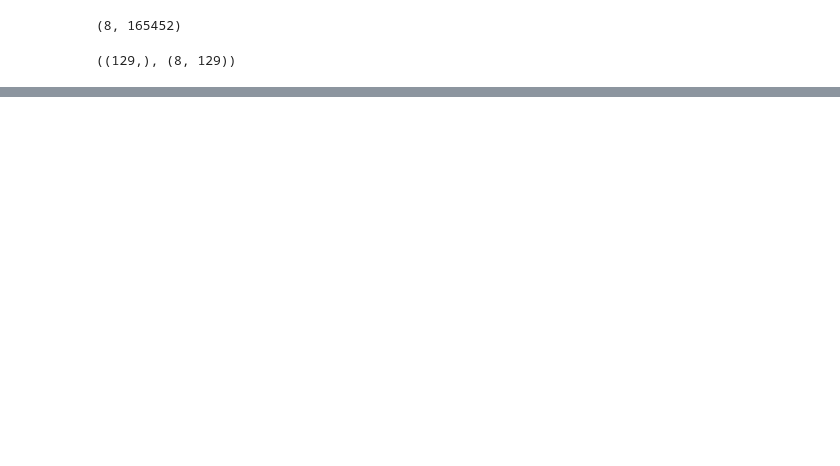
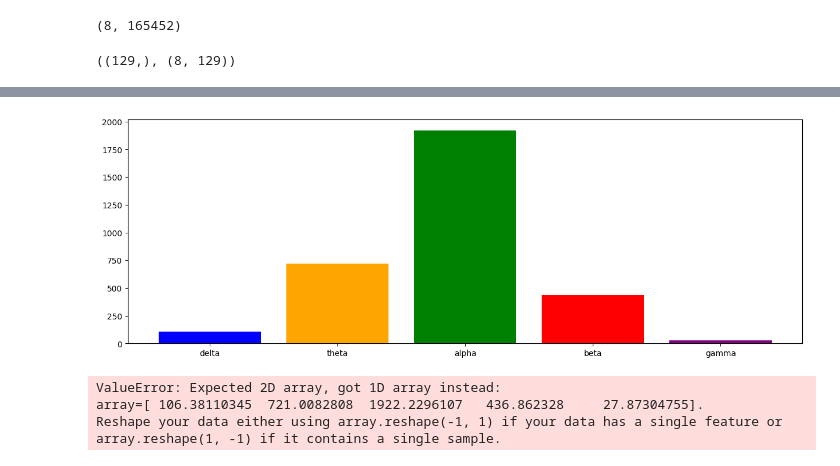
Before and after one commit to bneurd/tutoriais, a Jupyter notebook: EEG_Rhythms/04 - features & results.ipynb, the cells around one changed output, grey strips where cells are left out. Cells and saved outputs as stored; diff of their text form; code cells hidden in the pictures; blank space fills up the shorter version.

```diff
--- a/EEG_Rhythms/04 - features & results.ipynb
+++ b/EEG_Rhythms/04 - features & results.ipynb
@@ -18,7 +20,7 @@ delta = (0, 4)
 theta = (4, 8)   # meditação, imaginação e criatividade
 alpha = (8, 12)  # relaxamento e alerta, mas não focados em algo; calma, criatividade e meditação
 beta = (12, 30)  # alerta e foco em atividade específica
-gama = (30, 100)
+gamma = (30, 100)
 
 # determinação das faixas de frequências específicas da onda Beta
 beta1 = (12, 15) # foco moderado, aparece em leitura, escrita, etc
@@ -54,0 +75,18 @@ f.shape, Pxx.shape
+# %%
+# tarefa 3)
+def plot_bar(x, y):
+    colors = ('blue', 'orange', 'green', 'red', 'purple')
+    plt.bar(x, y, color=colors)
+
+plot_bar(y, features)
+# %% [output]
+[figure, added]
+# %%
+x = features
+X_norm = StandardScaler().fit_transform(np.array(x))
+# print(x)
+# x[-1] * 255 / x[2]
+# %% [output]
+ValueError: Expected 2D array, got 1D array instead:
+array=[ 106.38110345  721.0082808  1922.2296107   436.862328     27.87304755].
+Reshape your data either using array.reshape(-1, 1) if your data has a single feature or array.reshape(1, -1) if it contains a single sample.
```
Also changed, not shown: parts of 5 cells of this notebook, 2 other files.
